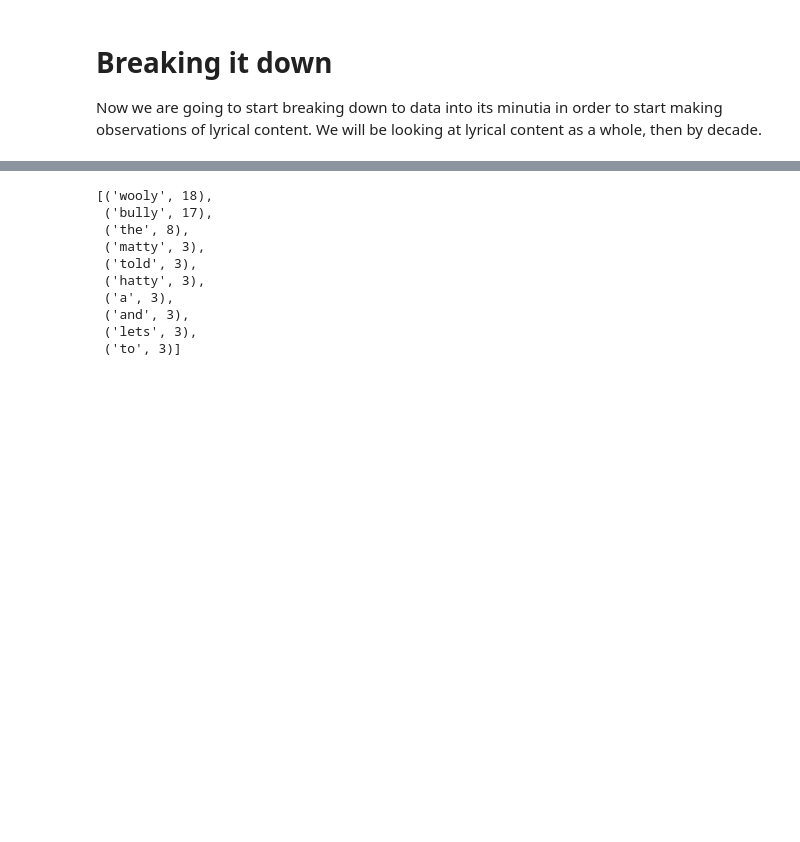
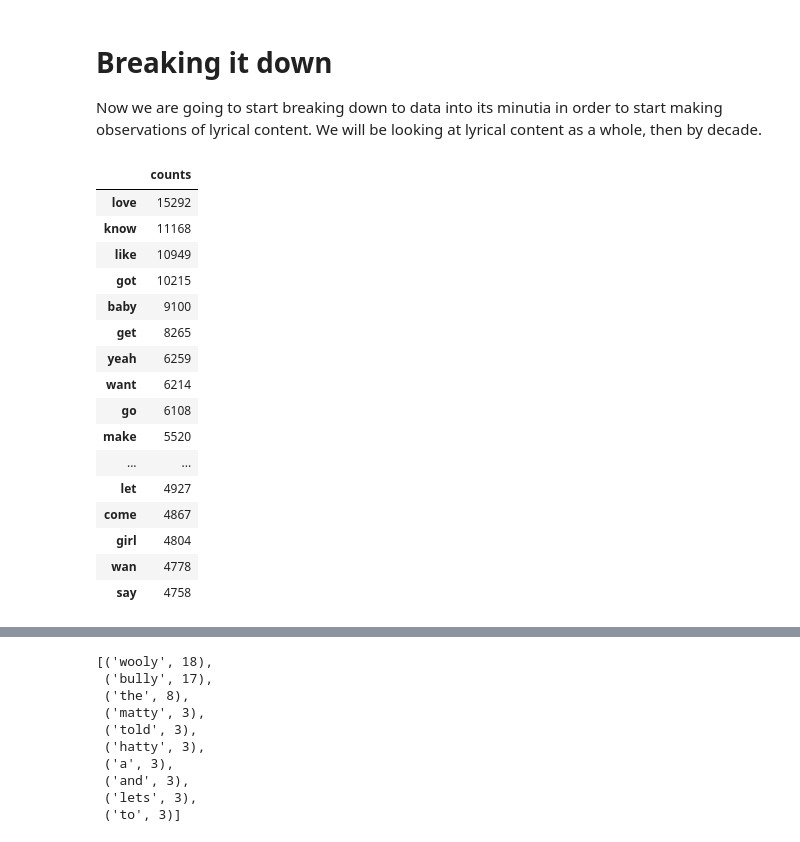
Before and after one commit to mbuck86/Capstone1, a Jupyter notebook: Data Story/Data Story Notebook.ipynb, the cells around one changed output, grey strips where cells are left out. Drawn from its saved outputs; the diff is of its cells as text; code cells hidden in the pictures; blank space fills up the shorter version.

```diff
--- a/Data Story/Data Story Notebook.ipynb
+++ b/Data Story/Data Story Notebook.ipynb
@@ -83,3 +83,15 @@ Viewing the most common artists and when they were popular may be interesting, a
 # %% [markdown]
 # Breaking it down
 Now we are going to start breaking down to data into its minutia in order to start making observations of lyrical content. We will be looking at lyrical content as a whole, then by decade.
+# %%
+#to start with, we will tokenize the lyrics and preprocess the words
+def preprocess(string):
+    """Tokenizes and lowercases a string, removing non-alpha words and stop words."""
+    tok = word_tokenize(string)
+    tok = [t.lower() for t in tok]
+    tok = [t for t in tok if t.isalpha()]
+    stop_words = stopwords.words('english')
+    data_stops = ['im', 'dont', 'youre', 'na', 'oh']
+    tok = [t for t in tok if t not in stop_words]
+    tok = [t for t in tok if t not in data_stops]
+    return tok
@@ -86,16 +101,5 @@ Now we are going to start breaking down to data into its minutia in order to sta
 # %%
-#to start with, we will tokenize the lyrics and preprocess the words
-def preprocess(string):
-    """Tokenizes, and lowercases a string, removing non-alpha words."""
-    tok = word_tokenize(string)
-    tok = [t.lower() for t in tok]
-    tok = [t for t in tok if t.isalpha()]
-    return tok
-
-#Creating a tokens feature for the data
-songs['Tokens'] = songs['Lyrics'].apply(preprocess)
-
-#A function that generates worcount dictionaries
+#A function that generates wordcount dataframes
 def wordcounts(data):
     """Takes a list of lists of words and generates a word counter from those tokens."""
     counts = dict()
@@ -106,10 +110,31 @@ def wordcounts(data):
                 counts[word] += 1
             else:
                 counts[word] = 1
-    return counts
+    counts_df =  pd.DataFrame.from_dict(counts, orient='index', columns=['counts'])
+    counts_df = counts_df.sort_values(by='counts', ascending=False)
+    return counts_df
 # %%
 #calculating wordcounts for all of the words in the data
 all_words = wordcounts(songs['Tokens'])
+all_words.head(20)
+# %% [output]
+|  | counts |
+| love | 15292 |
+| know | 11168 |
+| like | 10949 |
+| got | 10215 |
+| baby | 9100 |
+| get | 8265 |
+| yeah | 6259 |
+| want | 6214 |
+| go | 6108 |
+| make | 5520 |
+| ... | ... |
+| let | 4927 |
+| come | 4867 |
+| girl | 4804 |
+| wan | 4778 |
+| say | 4758 |
 # %%
 #Calculating wordcounts for each of the decades respectively
 sixties= wordcounts(songs[songs.Decade==1960]['Tokens'])
```
Also changed, not shown: parts of 7 cells of this notebook.
